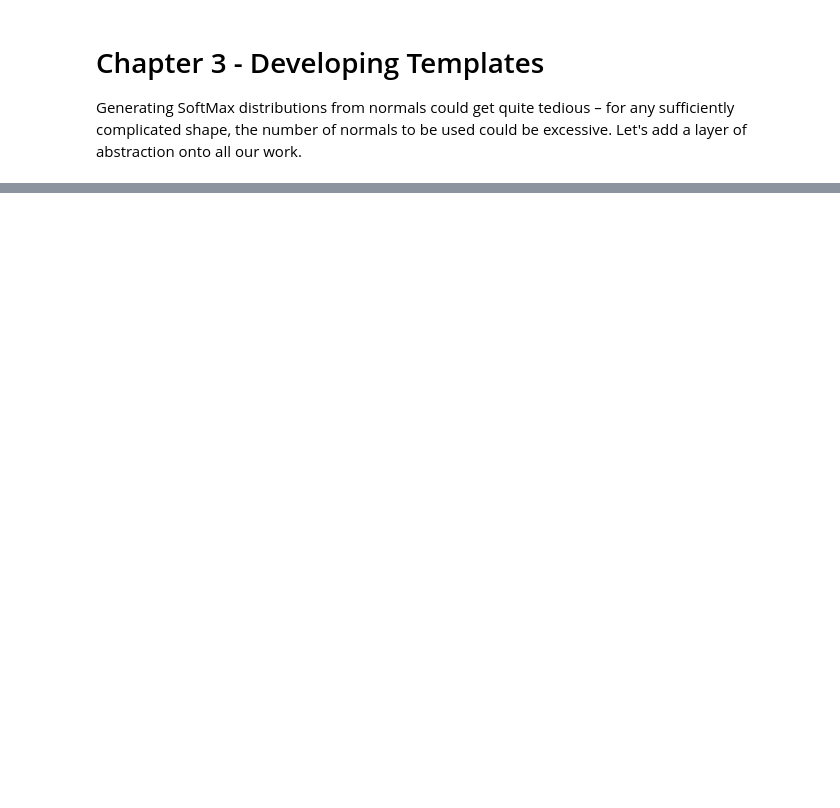
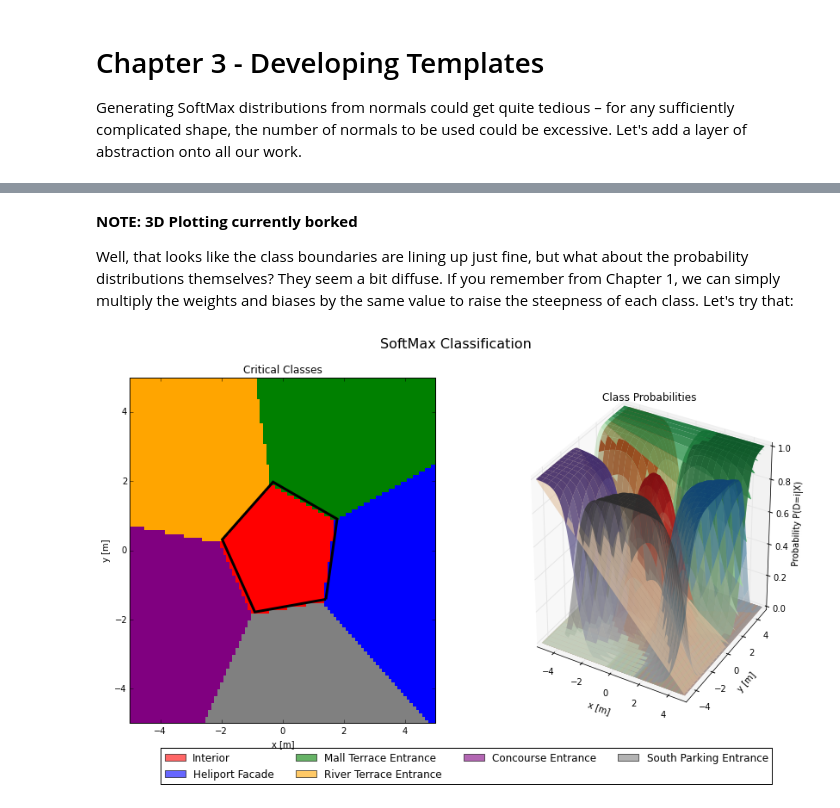
Before and after one commit to COHRINT/cops_and_robots, a Jupyter notebook: notebooks/softmax/03_from_templates.ipynb, the cells around one changed output, grey strips where cells are left out. Cells and saved outputs as stored; diff of their text form; code cells hidden in the pictures; blank space fills up the shorter version.

Commit message:
Edits to chapters 3 and started chapter 4

```diff
--- a/notebooks/softmax/03_from_templates.ipynb
+++ b/notebooks/softmax/03_from_templates.ipynb
@@ -191,0 +156,10 @@ pentagon.plot(title='Pentagon Facade Model')
+# %% [markdown]
+**NOTE: 3D Plotting currently borked**
+
+Well, that looks like the class boundaries are lining up just fine, but what about the probability distributions themselves? They seem a bit diffuse. If you remember from Chapter 1, we can simply multiply the weights and biases by the same value to raise the steepness of each class. Let's try that:
+# %%
+steepness = 5
+sm = SoftMax(poly=poly, class_labels=labels, resolution=0.1, steepness=5)
+sm.plot(plot_poly=True, plot_normals=False)
+# %% [output]
+[figure, added]
```
Also changed, not shown: parts of 14 cells of this notebook, 4 other files.
